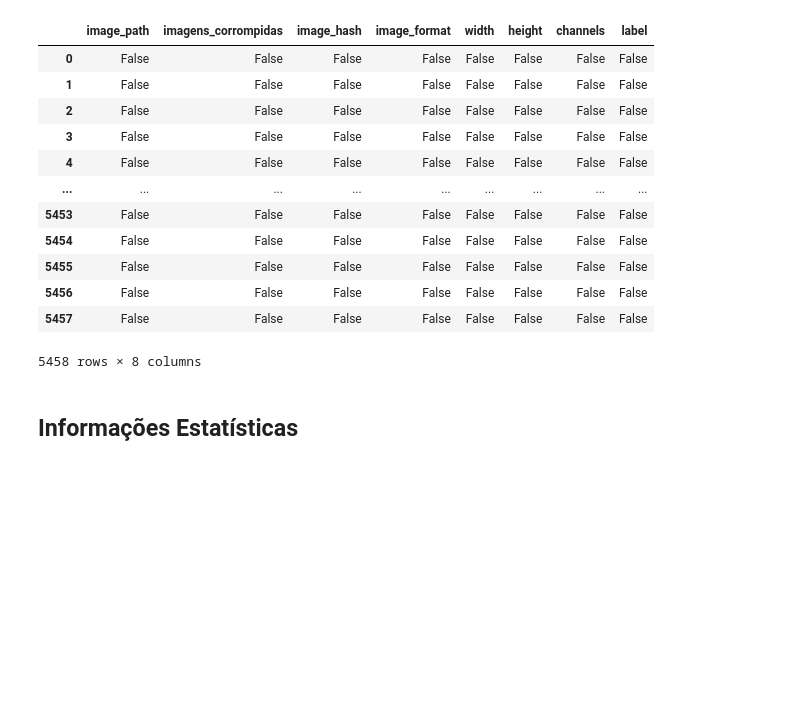
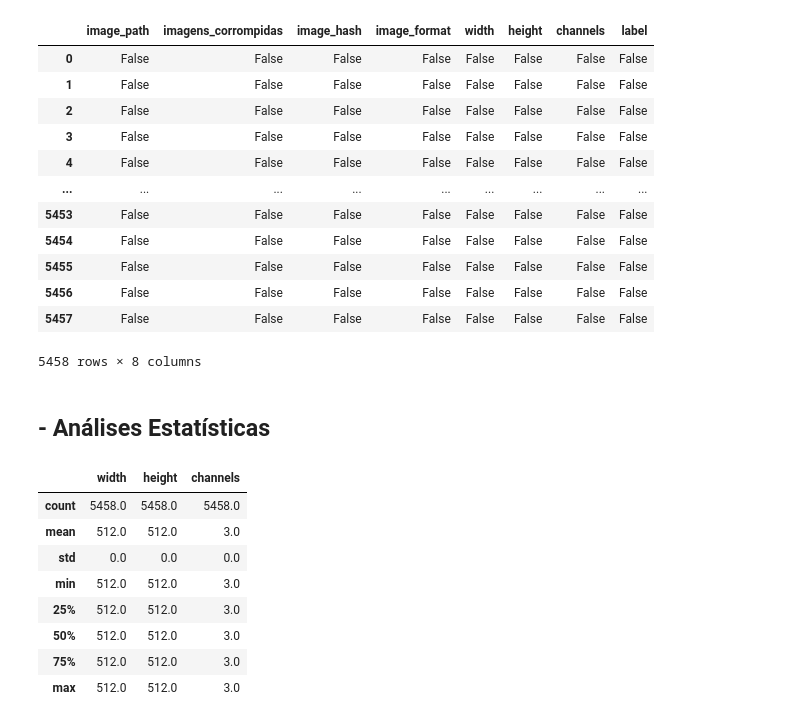
Before and after one commit to jessicamotam/AvantiBootcamp_ML, a Jupyter notebook: ML_Classificacao_Imagens.ipynb, the cells around one changed output. Cells and saved outputs as stored; diff of their text form; code cells hidden in the pictures; blank space fills up the shorter version.

```diff
--- a/ML_Classificacao_Imagens.ipynb
+++ b/ML_Classificacao_Imagens.ipynb
@@ -158,4 +158,16 @@ dtype: int64
 | 5457 | False | False | False | False | False | False | False | False |
 5458 rows × 8 columns
 # %% [markdown]
-## Informações Estatísticas
+## - Análises Estatísticas
+# %%
+df.describe()
+# %% [output]
+|  | width | height | channels |
+| count | 5458.0 | 5458.0 | 5458.0 |
+| mean | 512.0 | 512.0 | 3.0 |
+| std | 0.0 | 0.0 | 0.0 |
+| min | 512.0 | 512.0 | 3.0 |
+| 25% | 512.0 | 512.0 | 3.0 |
+| 50% | 512.0 | 512.0 | 3.0 |
+| 75% | 512.0 | 512.0 | 3.0 |
+| max | 512.0 | 512.0 | 3.0 |
```
Also changed, not shown: parts of 4 cells of this notebook.
